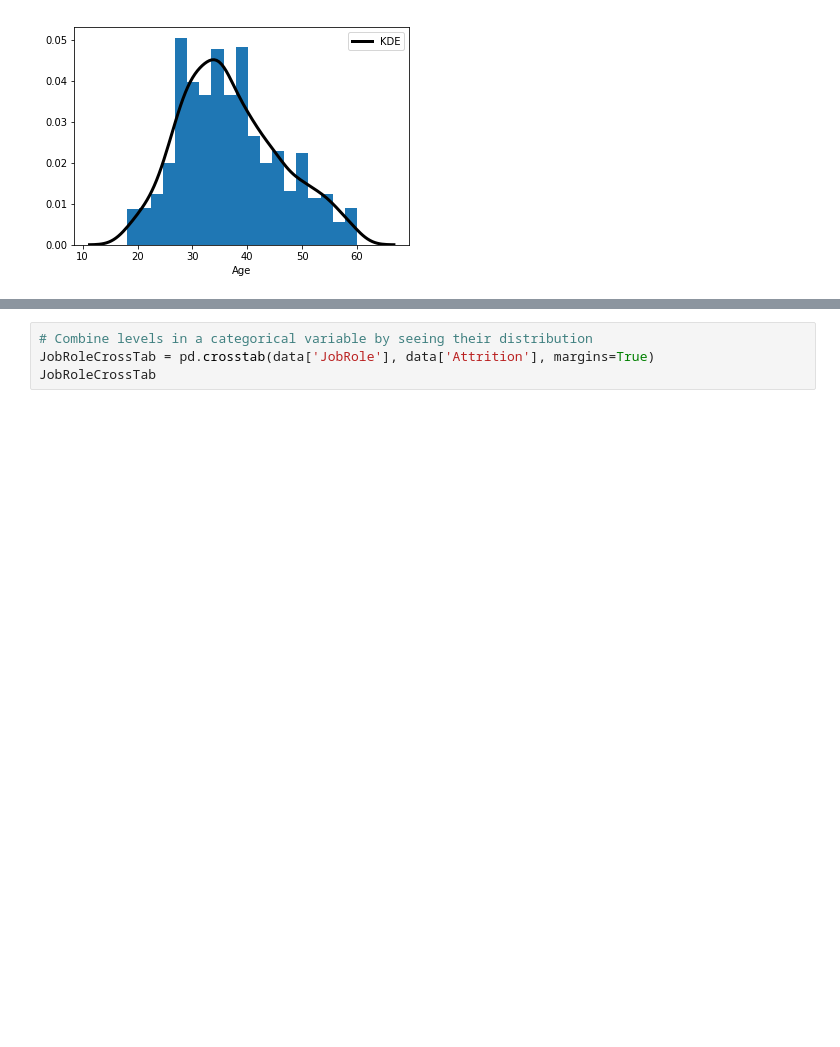
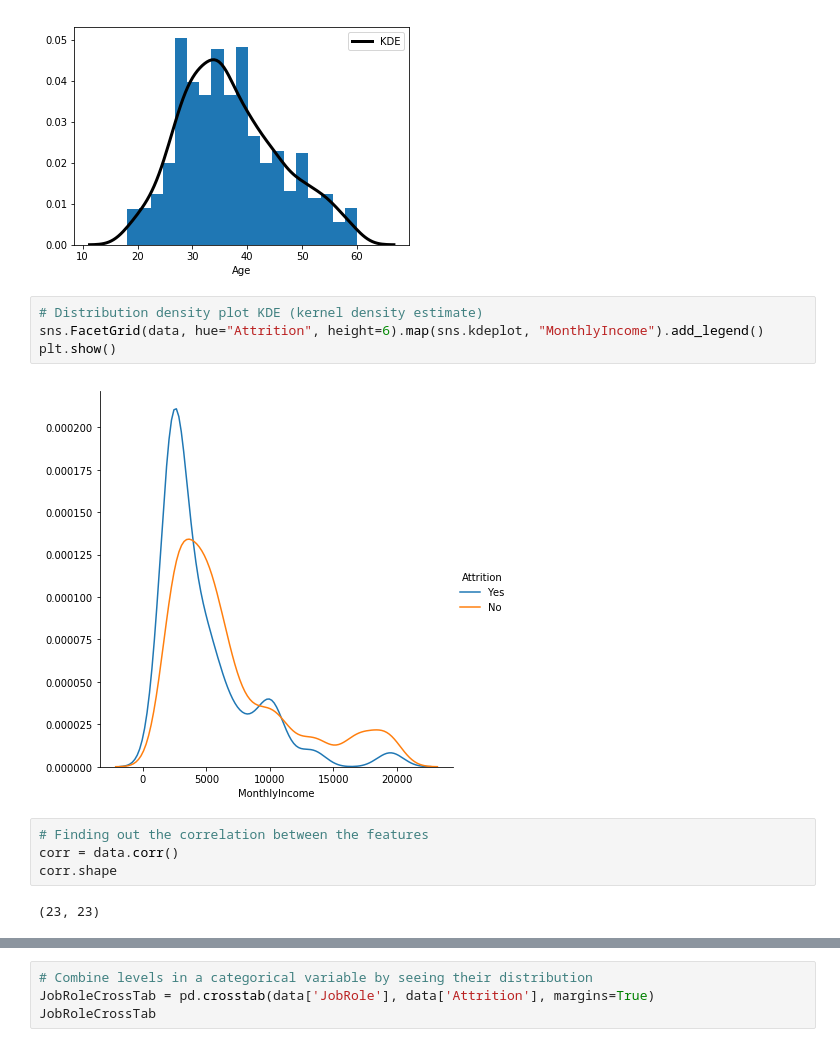
Before and after one commit to shreayan98c/IBM-HR-Analytics, a Jupyter notebook: Classification.ipynb, the cells around one changed output, grey strips where cells are left out. Cells and saved outputs as stored; diff of their text form; blank space fills up the shorter version.

```diff
--- a/Classification.ipynb
+++ b/Classification.ipynb
@@ -238,3 +202,15 @@ sns.distplot(data['Age'],hist_kws={'alpha':1,"linewidth": 2}, kde_kws={"color":
 plt.show()
 # %% [output]
 [figure]
+# %%
+# Distribution density plot KDE (kernel density estimate)
+sns.FacetGrid(data, hue="Attrition", height=6).map(sns.kdeplot, "MonthlyIncome").add_legend()
+plt.show()
+# %% [output]
+[figure, added]
+# %%
+# Finding out the correlation between the features
+corr = data.corr()
+corr.shape
+# %% [output]
+(23, 23)
```
Also changed, not shown: parts of 17 cells of this notebook.
